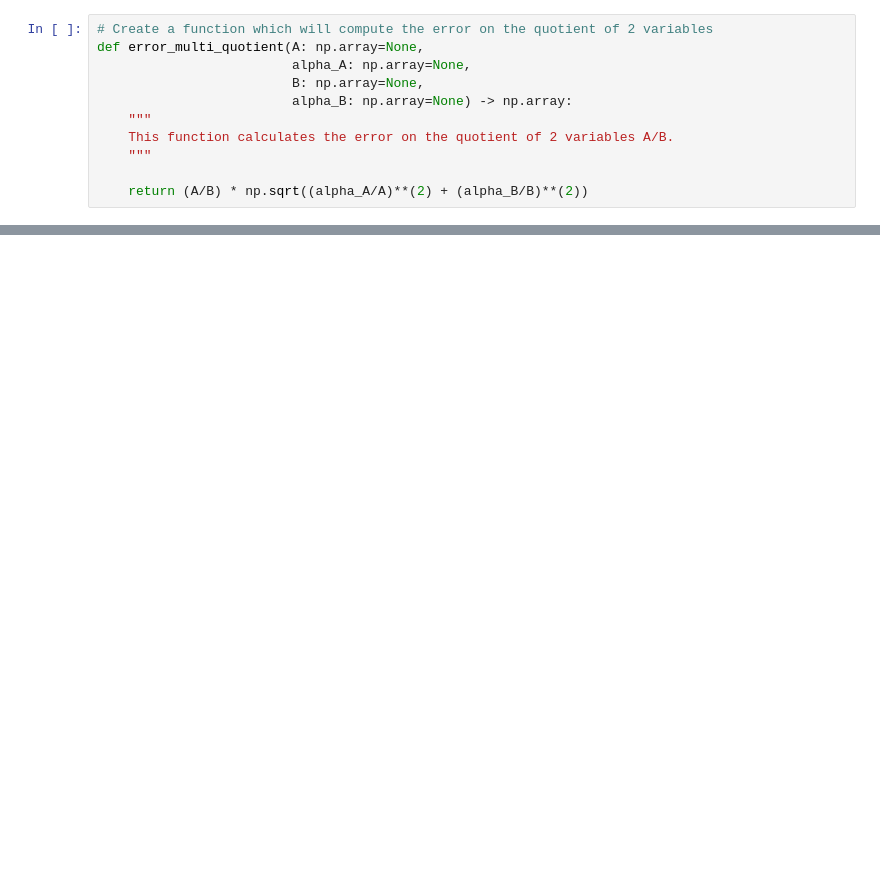
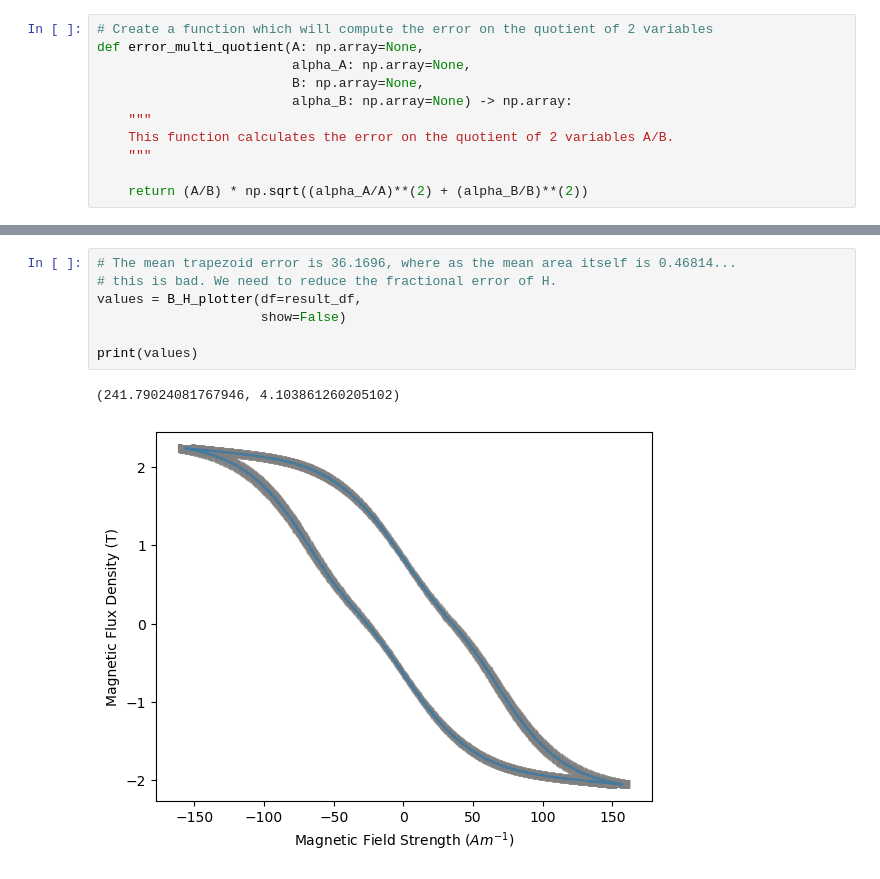
Before and after one commit to flobrim/TeamProject, a Jupyter notebook: Dummy_data_generation.ipynb, the cells around one changed output, grey strips where cells are left out. Saved outputs shown, nothing was run; the diff lists cells and outputs as text; blank space fills up the shorter version.

```diff
--- a/Dummy_data_generation.ipynb
+++ b/Dummy_data_generation.ipynb
@@ -369,3 +451,13 @@ def B_H_plotter(df: pd.DataFrame=None,
     total_error = np.sqrt(np.sum(trapezoid_errors**2))
 
     return (core_loss, total_error)
+# %%
+# The mean trapezoid error is 36.1696, where as the mean area itself is 0.46814...
+# this is bad. We need to reduce the fractional error of H.
+values = B_H_plotter(df=result_df,
+                     show=False)
+
+print(values)
+# %% [output]
+(241.79024081767946, 4.103861260205102)
+[figure, added]
```
Also changed, not shown: parts of 9 cells of this notebook, 15 other files.
